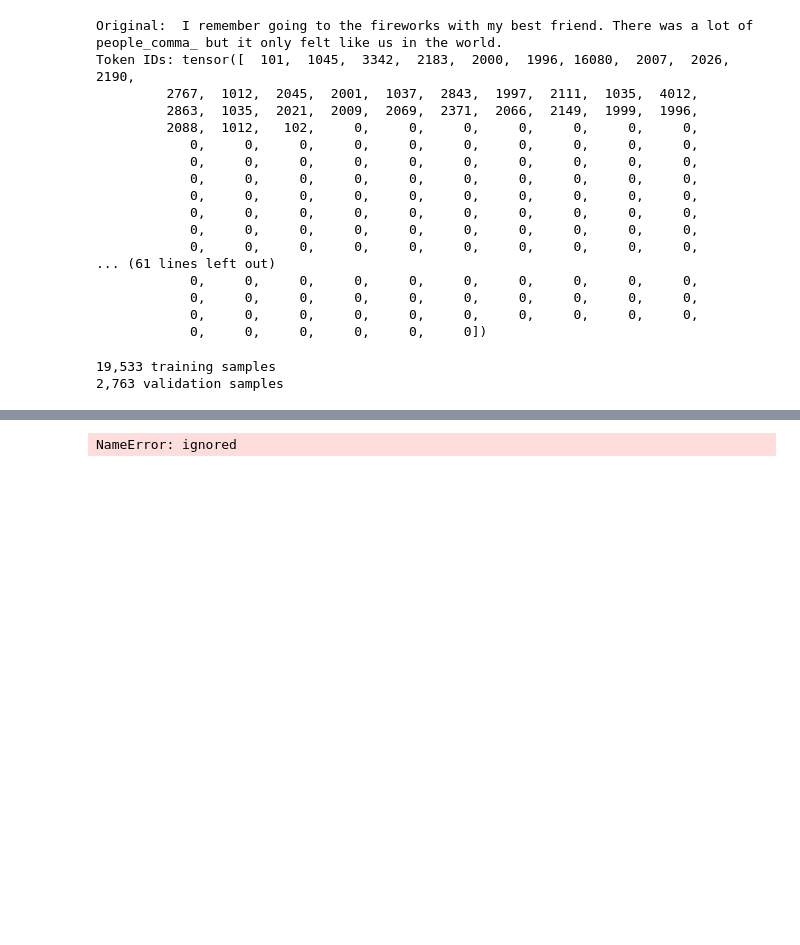
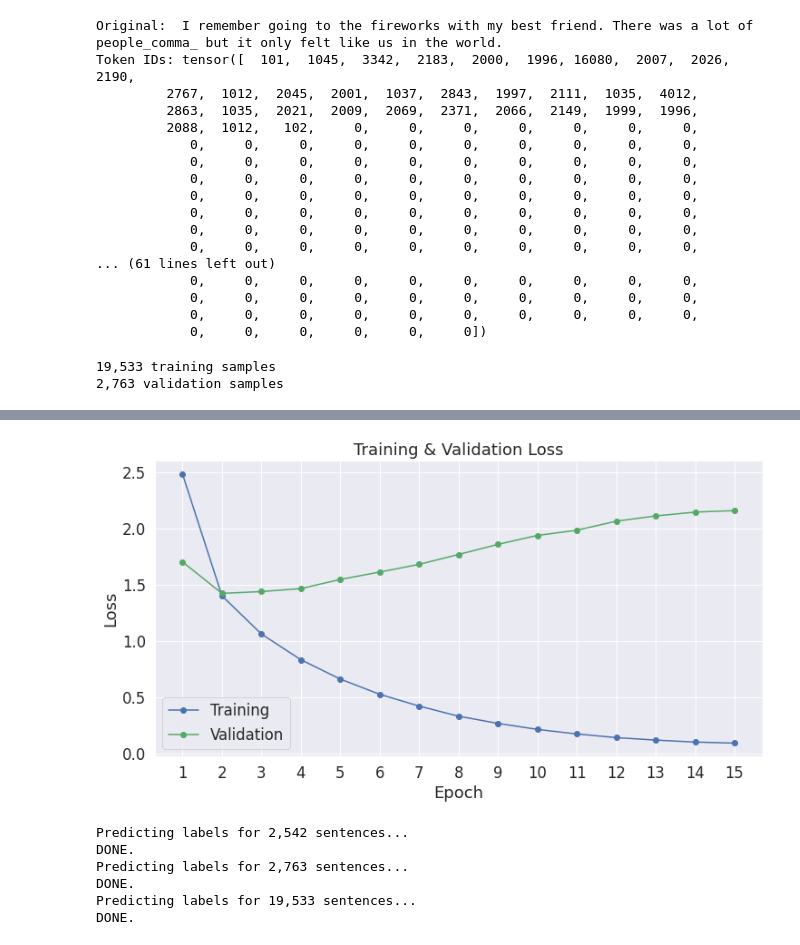
Before and after one commit to omkarpat/BotBuilder-Location, a Jupyter notebook: Full_Emotion_models.ipynb, the cells around one changed output, grey strips where cells are left out. Cells and saved outputs as stored; diff of their text form; code cells hidden in the pictures; blank space fills up the shorter version.

```diff
--- a/Full_Emotion_models.ipynb
+++ b/Full_Emotion_models.ipynb
@@ -140,6 +140,10 @@ category2index = {
     "content":31,
     "anticipating":32
 }
+index2category = {}
+for key, value in category2index.items():
+  index2category[value] = key
+
 def category2label(category):
   for key in category2index.keys():
     if key == category:
@@ -686,30 +708,30 @@ NameError: ignored
 # %%
 import matplotlib.pyplot as plt
 % matplotlib inline
 
 import seaborn as sns
 
 # Use plot styling from seaborn.
 sns.set(style='darkgrid')
 
 # Increase the plot size and font size.
 sns.set(font_scale=1.5)
 plt.rcParams["figure.figsize"] = (12,6)
 
 # Plot the learning curve.
 plt.plot(df_stats['Training Loss'], 'b-o', label="Training")
 plt.plot(df_stats['Valid. Loss'], 'g-o', label="Validation")
 
 # Label the plot.
 plt.title("Training & Validation Loss")
 plt.xlabel("Epoch")
 plt.ylabel("Loss")
 plt.legend()
-plt.xticks([1, 2, 3, 4])
+plt.xticks([1, 2, 3, 4, 5, 6, 7, 8, 9, 10, 11, 12, 13, 14, 15])
 
 plt.show()
 # %% [output]
-NameError: ignored
+[figure, added]
 # %%
 def predict(dataset):
 
@@ -760,3 +782,10 @@ def predict(dataset):
 test_predictions, test_true_labels = predict(dataset_test)
 valid_predictions, valid_true_labels = predict(dataset_valid)
 train_predictions, train_true_labels = predict(dataset_train)
+# %% [output]
+Predicting labels for 2,542 sentences...
+DONE.
+Predicting labels for 2,763 sentences...
+DONE.
+Predicting labels for 19,533 sentences...
+DONE.
```
Also changed, not shown: parts of 6 cells of this notebook.
